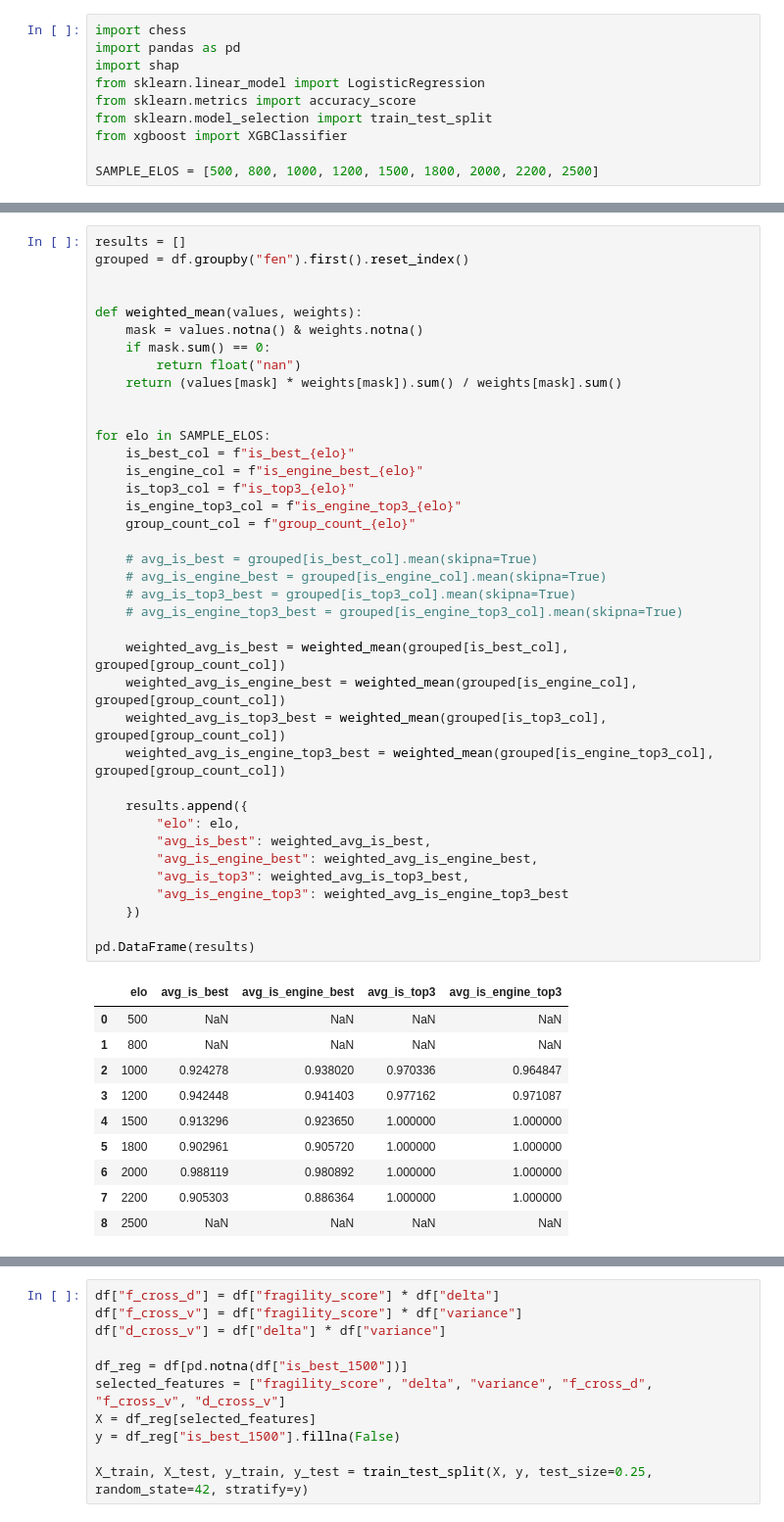
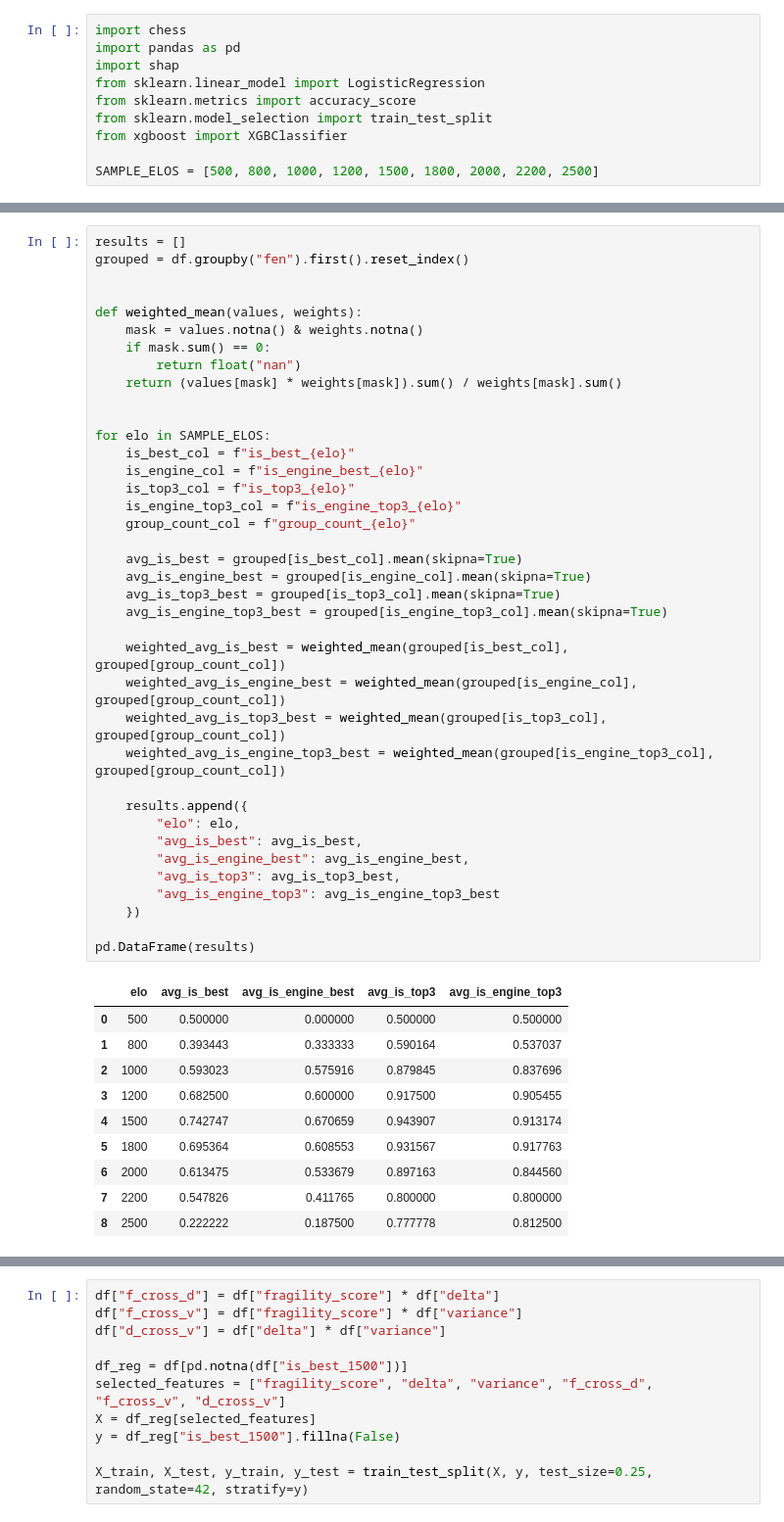
Before and after one commit to croco22/chess, a Jupyter notebook: pipeline/p5_shap_analysis.ipynb, the cells around one changed output, grey strips where cells are left out. Shown at 98% size. Drawn from its saved outputs; the diff is of its cells as text.

```diff
--- a/pipeline/p5_shap_analysis.ipynb
+++ b/pipeline/p5_shap_analysis.ipynb
@@ -37,50 +37,50 @@ results = []
 grouped = df.groupby("fen").first().reset_index()
 
 
 def weighted_mean(values, weights):
     mask = values.notna() & weights.notna()
     if mask.sum() == 0:
         return float("nan")
     return (values[mask] * weights[mask]).sum() / weights[mask].sum()
 
 
 for elo in SAMPLE_ELOS:
     is_best_col = f"is_best_{elo}"
     is_engine_col = f"is_engine_best_{elo}"
     is_top3_col = f"is_top3_{elo}"
     is_engine_top3_col = f"is_engine_top3_{elo}"
     group_count_col = f"group_count_{elo}"
 
-    # avg_is_best = grouped[is_best_col].mean(skipna=True)
-    # avg_is_engine_best = grouped[is_engine_col].mean(skipna=True)
-    # avg_is_top3_best = grouped[is_top3_col].mean(skipna=True)
-    # avg_is_engine_top3_best = grouped[is_engine_top3_col].mean(skipna=True)
+    avg_is_best = grouped[is_best_col].mean(skipna=True)
+    avg_is_engine_best = grouped[is_engine_col].mean(skipna=True)
+    avg_is_top3_best = grouped[is_top3_col].mean(skipna=True)
+    avg_is_engine_top3_best = grouped[is_engine_top3_col].mean(skipna=True)
 
     weighted_avg_is_best = weighted_mean(grouped[is_best_col], grouped[group_count_col])
     weighted_avg_is_engine_best = weighted_mean(grouped[is_engine_col], grouped[group_count_col])
     weighted_avg_is_top3_best = weighted_mean(grouped[is_top3_col], grouped[group_count_col])
     weighted_avg_is_engine_top3_best = weighted_mean(grouped[is_engine_top3_col], grouped[group_count_col])
 
     results.append({
         "elo": elo,
-        "avg_is_best": weighted_avg_is_best,
-        "avg_is_engine_best": weighted_avg_is_engine_best,
-        "avg_is_top3": weighted_avg_is_top3_best,
-        "avg_is_engine_top3": weighted_avg_is_engine_top3_best
+        "avg_is_best": avg_is_best,
+        "avg_is_engine_best": avg_is_engine_best,
+        "avg_is_top3": avg_is_top3_best,
+        "avg_is_engine_top3": avg_is_engine_top3_best
     })
 
 pd.DataFrame(results)
 # %% [output]
 |  | elo | avg_is_best | avg_is_engine_best | avg_is_top3 | avg_is_engine_top3 |
-| 0 | 500 | NaN | NaN | NaN | NaN |
-| 1 | 800 | NaN | NaN | NaN | NaN |
-| 2 | 1000 | 0.924278 | 0.938020 | 0.970336 | 0.964847 |
-| 3 | 1200 | 0.942448 | 0.941403 | 0.977162 | 0.971087 |
-| 4 | 1500 | 0.913296 | 0.923650 | 1.000000 | 1.000000 |
-| 5 | 1800 | 0.902961 | 0.905720 | 1.000000 | 1.000000 |
-| 6 | 2000 | 0.988119 | 0.980892 | 1.000000 | 1.000000 |
-| 7 | 2200 | 0.905303 | 0.886364 | 1.000000 | 1.000000 |
-| 8 | 2500 | NaN | NaN | NaN | NaN |
+| 0 | 500 | 0.500000 | 0.000000 | 0.500000 | 0.500000 |
+| 1 | 800 | 0.393443 | 0.333333 | 0.590164 | 0.537037 |
+| 2 | 1000 | 0.593023 | 0.575916 | 0.879845 | 0.837696 |
+| 3 | 1200 | 0.682500 | 0.600000 | 0.917500 | 0.905455 |
+| 4 | 1500 | 0.742747 | 0.670659 | 0.943907 | 0.913174 |
+| 5 | 1800 | 0.695364 | 0.608553 | 0.931567 | 0.917763 |
+| 6 | 2000 | 0.613475 | 0.533679 | 0.897163 | 0.844560 |
+| 7 | 2200 | 0.547826 | 0.411765 | 0.800000 | 0.800000 |
+| 8 | 2500 | 0.222222 | 0.187500 | 0.777778 | 0.812500 |
 # %%
 random_fen = df["fen"].sample(1).iloc[0]
 filtered = df[df["fen"] == random_fen]
```
Also changed, not shown: parts of 11 cells of this notebook, 3 other files.
